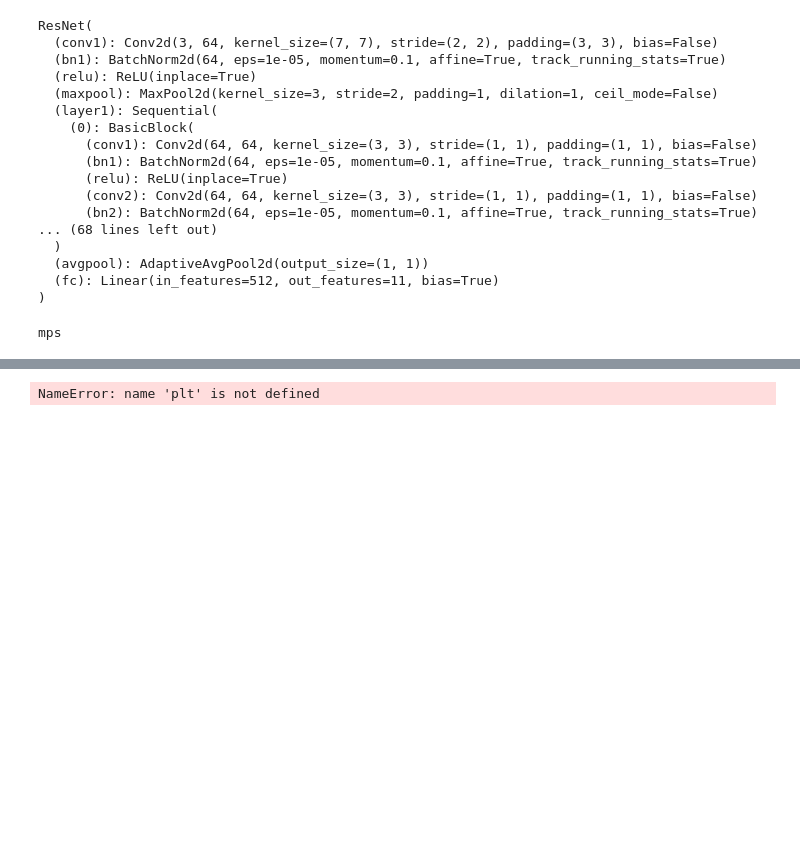
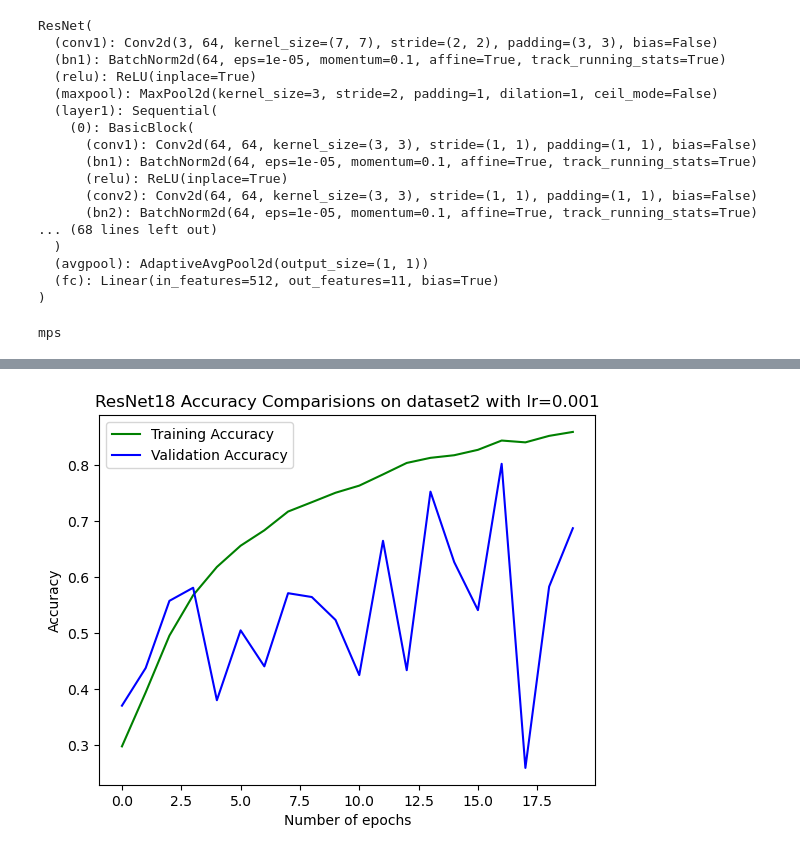
Before and after one commit to lakshyakalia/COMP6721-GroupE, a Jupyter notebook: ResNet18/ResNet18_Dataset2_MPS.ipynb, the cells around one changed output, grey strips where cells are left out. Drawn from its saved outputs; the diff is of its cells as text; code cells hidden in the pictures; blank space fills up the shorter version.

```diff
--- a/ResNet18/ResNet18_Dataset2_MPS.ipynb
+++ b/ResNet18/ResNet18_Dataset2_MPS.ipynb
@@ -28,7 +28,7 @@ device = "mps" if torch.backends.mps.is_available() else "cpu"
 # Hyper-parameters
 num_epochs = 20
 batch_size = 32
-learning_rate = 0.01
+learning_rate = 0.001
 
 #Model Parameters
 num_features = 11
@@ -142,8 +142,8 @@ class CustomDataset(Dataset):
 # Define your transformations
 transform = transforms.Compose([
     transforms.ToTensor(),
-    transforms.Normalize(mean=[0.2572, 0.2816, 0.2473],
-                         std=[0.3007, 0.3072, 0.2996])
+    transforms.Normalize(mean=[0.485, 0.456, 0.406],
+                         std=[0.229, 0.224, 0.225])
 ])
 
 # Create your Dataset
@@ -312,16 +312,16 @@ Training Finished!
 # %%
 fig,ax=plt.subplots()
 epochs_list = list(range(0,20))
 ax.plot(epochs_list,epochwiseTrainAccuracyLog,'g',label='Training Accuracy')
 ax.plot(epochs_list,epochwiseValAccuracyLog,'b',label='Validation Accuracy')
 ax.plot()
-ax.set_title('ResNet18 Accuracy Comparisions on dataset2 with lr='+learning_rate)
+ax.set_title('ResNet18 Accuracy Comparisions on dataset2 with lr='+str(learning_rate))
 ax.set_xlabel('Number of epochs')
 ax.set_ylabel('Accuracy')
 ax.legend()
 plt.show()
 # %% [output]
-NameError: name 'plt' is not defined
+[figure, added]
 # %%
 fig,ax=plt.subplots()
 ax.plot(epochs_list,epochwiseTrainLossLog,'g',label='Training Loss')
```
Also changed, not shown: parts of 7 cells of this notebook, 1 other file.
